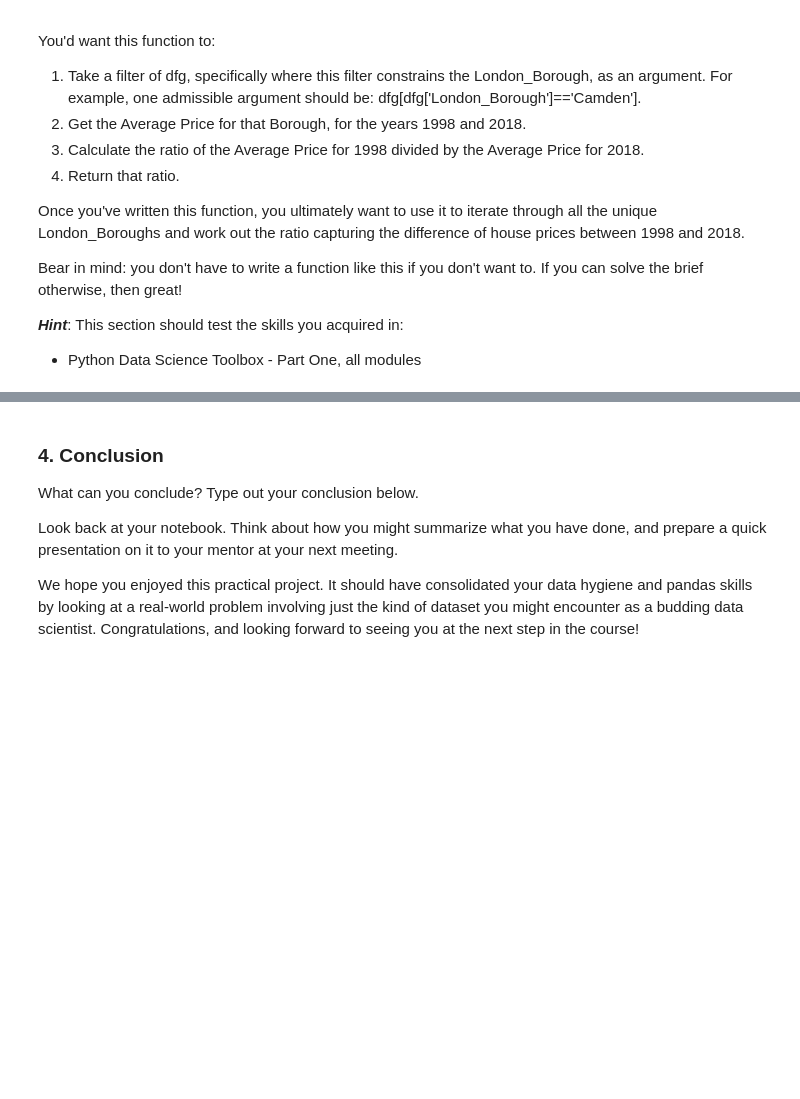
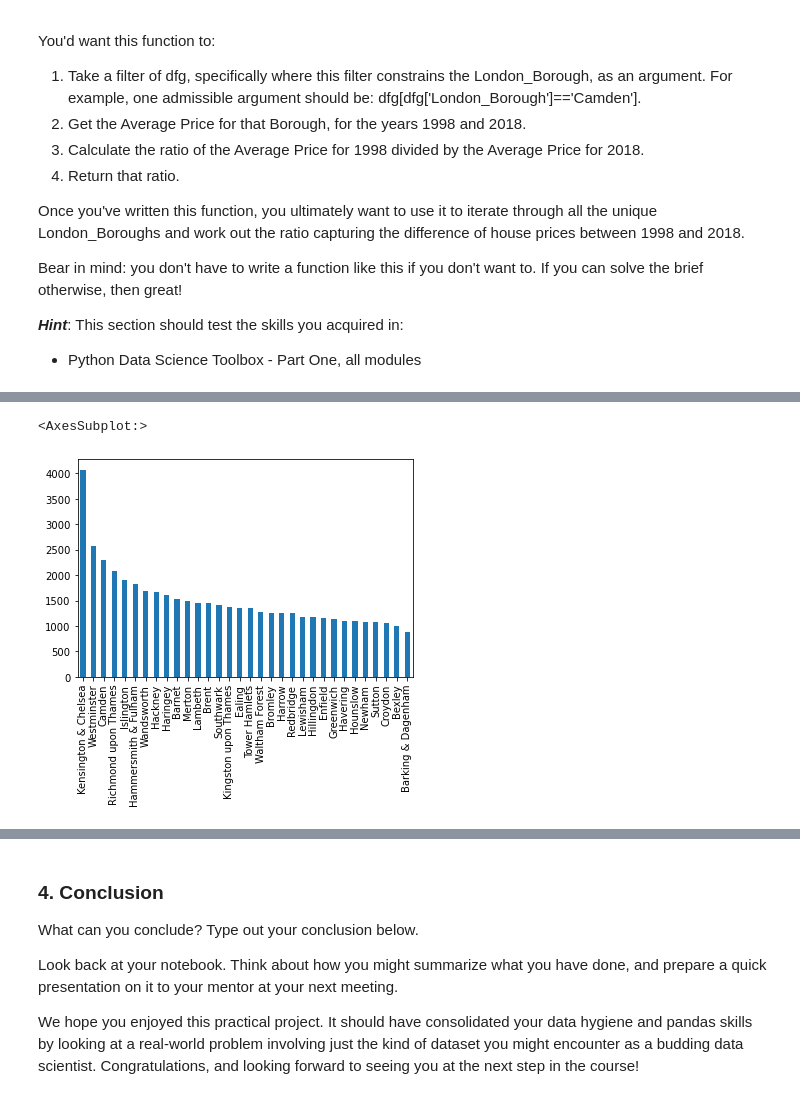
Before and after one commit to MarcJKolb/London_Housing, a Jupyter notebook: Unit 4 Challenge - Tier 3.ipynb, the cells around one changed output, grey strips where cells are left out. Cells and saved outputs as stored; diff of their text form; code cells hidden in the pictures; blank space fills up the shorter version.

```diff
--- a/Unit 4 Challenge - Tier 3.ipynb
+++ b/Unit 4 Challenge - Tier 3.ipynb
@@ -225,0 +261,6 @@ Bear in mind: you don't have to write a function like this if you don't want to.
+# %%
+mean_change_df = change_df.mean().sort_values(ascending=False)
+mean_change_df.plot(kind='bar')
+# %% [output]
+<AxesSubplot:>
+[figure, added]
```
Also changed, not shown: parts of 5 cells of this notebook.
